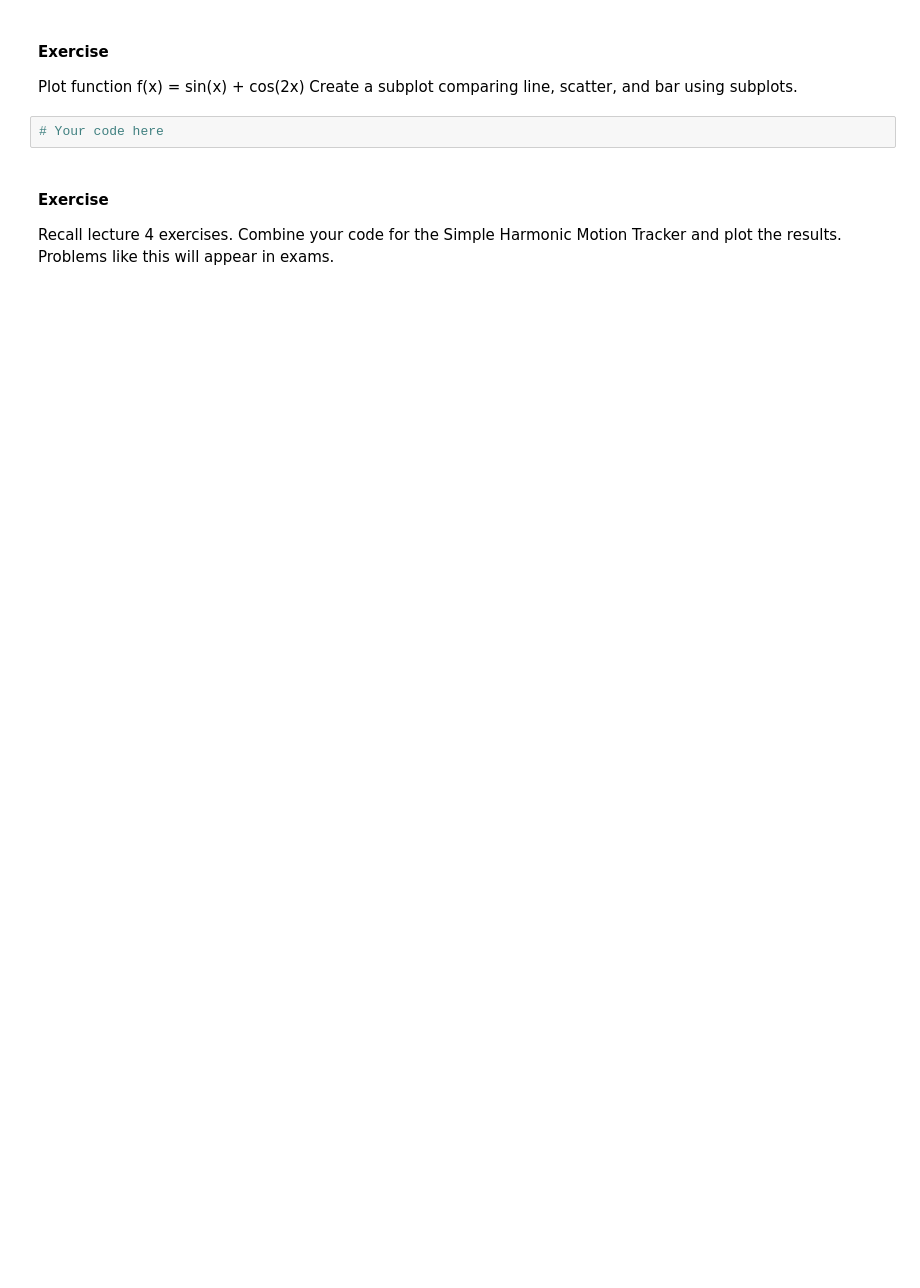
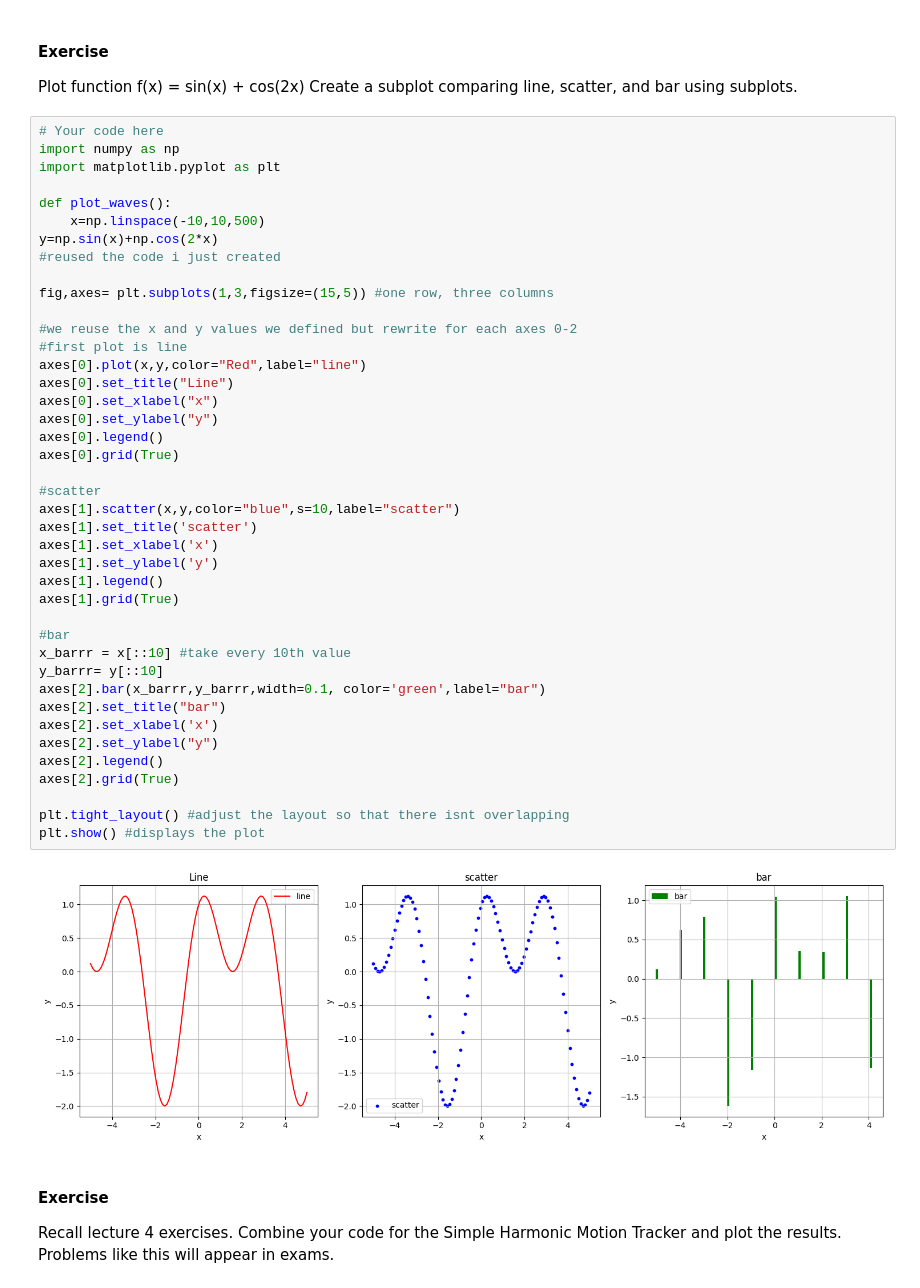
Before and after one commit to sshashkina/Engineering-Methods, a Jupyter notebook: Lecture 6_python_plotting.ipynb, the cells around one changed output. Saved outputs shown, nothing was run; the diff lists cells and outputs as text; blank space fills up the shorter version.

```diff
--- a/Lecture 6_python_plotting.ipynb
+++ b/Lecture 6_python_plotting.ipynb
@@ -251,6 +357,47 @@ Plot function f(x) = sin(x) + cos(2x)
 Create a subplot comparing line, scatter, and bar using subplots.
 # %%
 # Your code here
+import numpy as np
+import matplotlib.pyplot as plt
+
+def plot_waves():
+    x=np.linspace(-10,10,500)
+y=np.sin(x)+np.cos(2*x)
+#reused the code i just created
+
+fig,axes= plt.subplots(1,3,figsize=(15,5)) #one row, three columns
+
+#we reuse the x and y values we defined but rewrite for each axes 0-2
+#first plot is line
+axes[0].plot(x,y,color="Red",label="line")
+axes[0].set_title("Line")
+axes[0].set_xlabel("x")
+axes[0].set_ylabel("y")
+axes[0].legend()
+axes[0].grid(True)
+
+#scatter
+axes[1].scatter(x,y,color="blue",s=10,label="scatter")
+axes[1].set_title('scatter')
+axes[1].set_xlabel('x')
+axes[1].set_ylabel('y')
+axes[1].legend()
+axes[1].grid(True)
+
+#bar
+x_barrr = x[::10] #take every 10th value
+y_barrr= y[::10]
+axes[2].bar(x_barrr,y_barrr,width=0.1, color='green',label="bar")
+axes[2].set_title("bar")
+axes[2].set_xlabel('x')
+axes[2].set_ylabel("y")
+axes[2].legend()
+axes[2].grid(True)
+
+plt.tight_layout() #adjust the layout so that there isnt overlapping
+plt.show() #displays the plot
+# %% [output]
+[figure, added]
 # %% [markdown]
 #### Exercise
 Recall lecture 4 exercises. Combine your code for the Simple Harmonic Motion Tracker and plot the results.
```
Also changed, not shown: parts of 13 cells of this notebook.
